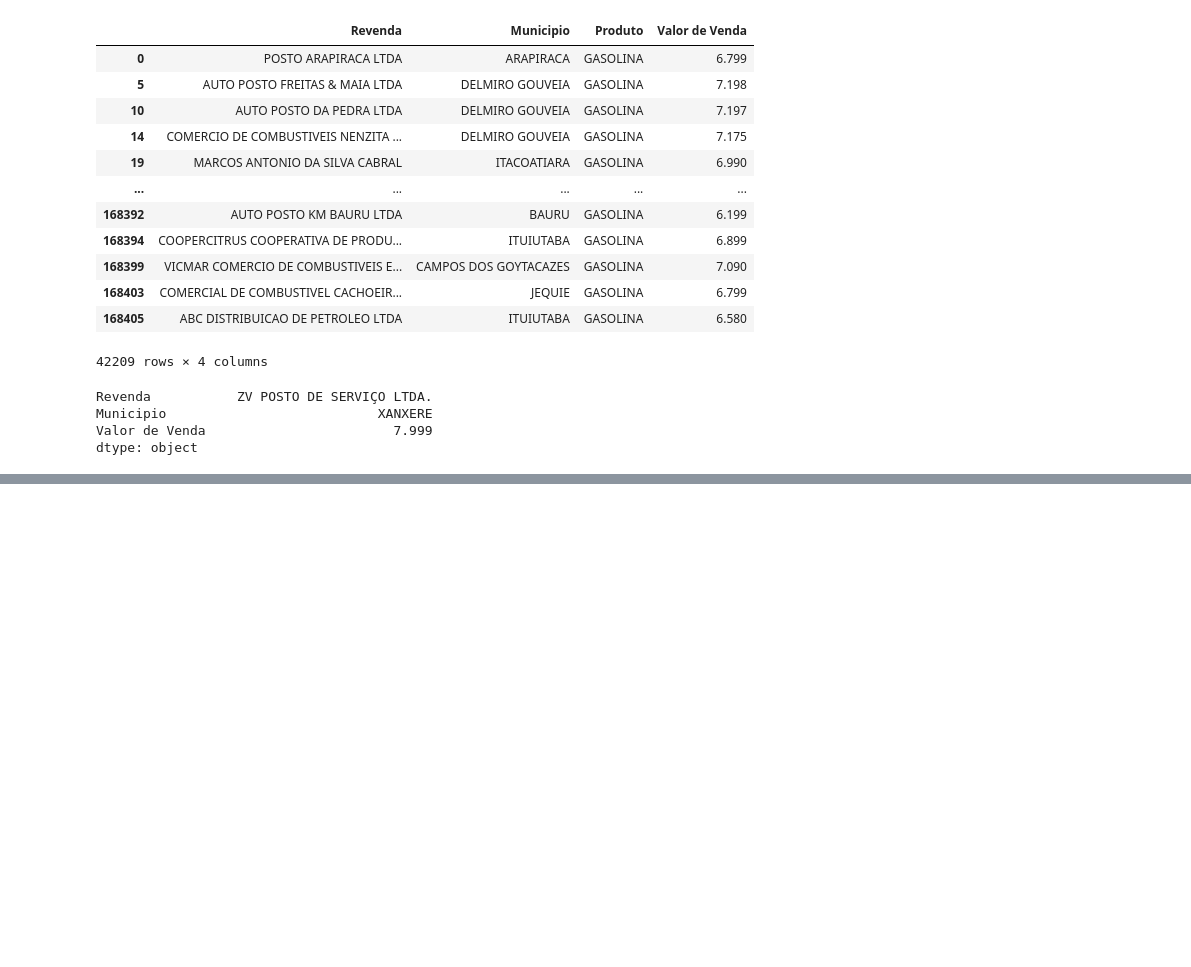
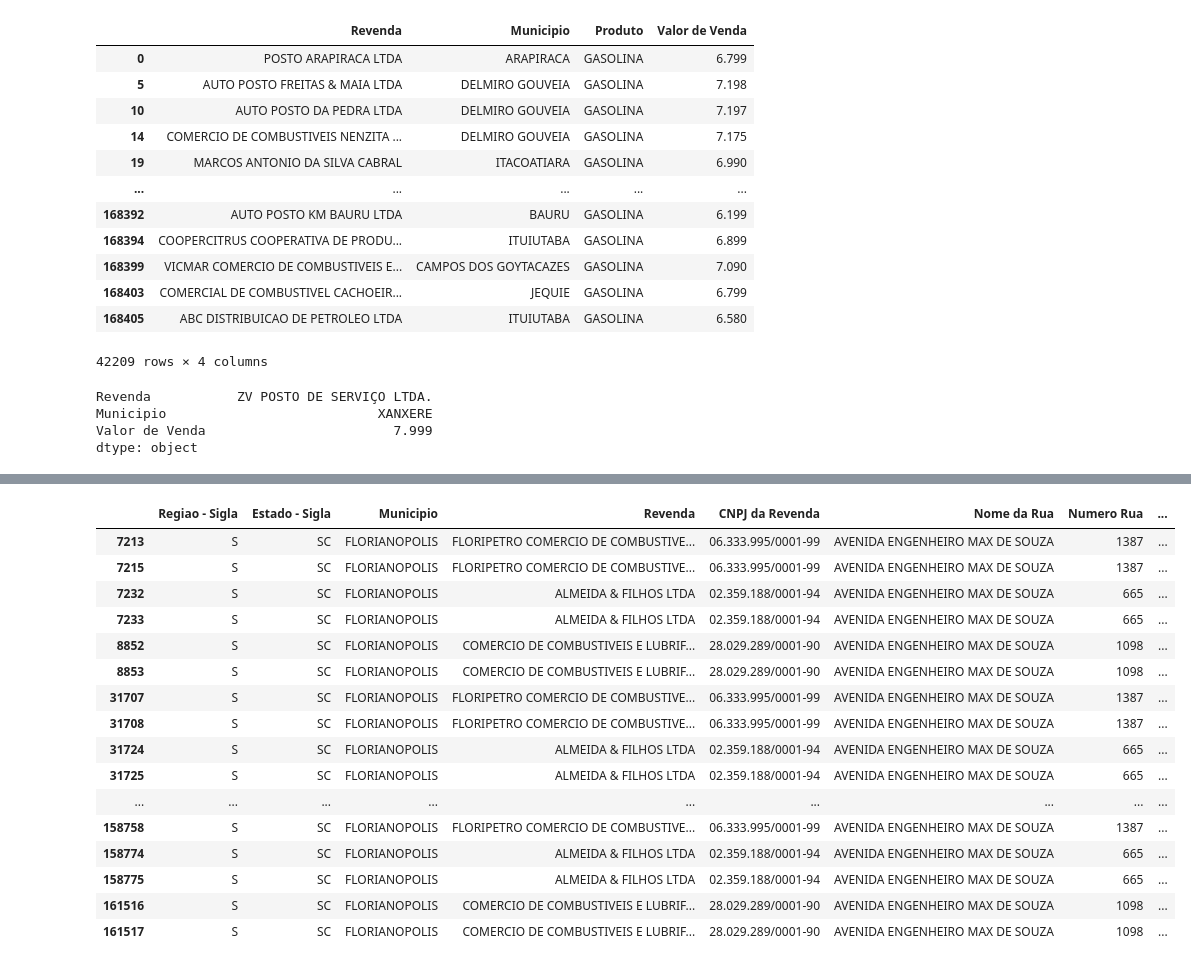
Before and after one commit to RafaelRSR/Pandas-Aula1, a Jupyter notebook: Pandas_Aula1.ipynb, the cells around one changed output, grey strips where cells are left out. Cells and saved outputs as stored; diff of their text form; code cells hidden in the pictures; blank space fills up the shorter version.

```diff
--- a/Pandas_Aula1.ipynb
+++ b/Pandas_Aula1.ipynb
@@ -196,0 +233,22 @@ dtype: object
+# %%
+#Exibir a média de preços dos combustíveis GASOLINA e GASOLINA ADITIVADA de um bairro específico em um MUNICÍPIO
+bairro_gas = combustiveis_df.loc[(combustiveis_df['Bairro'] == 'COQUEIROS') & (combustiveis_df['Municipio'] == 'FLORIANOPOLIS') & ((combustiveis_df['Produto'] == 'GASOLINA') | (combustiveis_df['Produto'] == 'GASOLINA ADITIVADA')) ]
+display(bairro_gas)
+# %% [output]
+|  | Regiao - Sigla | Estado - Sigla | Municipio | Revenda | CNPJ da Revenda | Nome da Rua | Numero Rua | ... |
+| 7213 | S | SC | FLORIANOPOLIS | FLORIPETRO COMERCIO DE COMBUSTIVE... | 06.333.995/0001-99 | AVENIDA ENGENHEIRO MAX DE SOUZA | 1387 | ... |
+| 7215 | S | SC | FLORIANOPOLIS | FLORIPETRO COMERCIO DE COMBUSTIVE... | 06.333.995/0001-99 | AVENIDA ENGENHEIRO MAX DE SOUZA | 1387 | ... |
+| 7232 | S | SC | FLORIANOPOLIS | ALMEIDA & FILHOS LTDA | 02.359.188/0001-94 | AVENIDA ENGENHEIRO MAX DE SOUZA | 665 | ... |
+| 7233 | S | SC | FLORIANOPOLIS | ALMEIDA & FILHOS LTDA | 02.359.188/0001-94 | AVENIDA ENGENHEIRO MAX DE SOUZA | 665 | ... |
+| 8852 | S | SC | FLORIANOPOLIS | COMERCIO DE COMBUSTIVEIS E LUBRIF... | 28.029.289/0001-90 | AVENIDA ENGENHEIRO MAX DE SOUZA | 1098 | ... |
+| 8853 | S | SC | FLORIANOPOLIS | COMERCIO DE COMBUSTIVEIS E LUBRIF... | 28.029.289/0001-90 | AVENIDA ENGENHEIRO MAX DE SOUZA | 1098 | ... |
+| 31707 | S | SC | FLORIANOPOLIS | FLORIPETRO COMERCIO DE COMBUSTIVE... | 06.333.995/0001-99 | AVENIDA ENGENHEIRO MAX DE SOUZA | 1387 | ... |
+| 31708 | S | SC | FLORIANOPOLIS | FLORIPETRO COMERCIO DE COMBUSTIVE... | 06.333.995/0001-99 | AVENIDA ENGENHEIRO MAX DE SOUZA | 1387 | ... |
+| 31724 | S | SC | FLORIANOPOLIS | ALMEIDA & FILHOS LTDA | 02.359.188/0001-94 | AVENIDA ENGENHEIRO MAX DE SOUZA | 665 | ... |
+| 31725 | S | SC | FLORIANOPOLIS | ALMEIDA & FILHOS LTDA | 02.359.188/0001-94 | AVENIDA ENGENHEIRO MAX DE SOUZA | 665 | ... |
+| ... | ... | ... | ... | ... | ... | ... | ... | ... |
+| 158758 | S | SC | FLORIANOPOLIS | FLORIPETRO COMERCIO DE COMBUSTIVE... | 06.333.995/0001-99 | AVENIDA ENGENHEIRO MAX DE SOUZA | 1387 | ... |
+| 158774 | S | SC | FLORIANOPOLIS | ALMEIDA & FILHOS LTDA | 02.359.188/0001-94 | AVENIDA ENGENHEIRO MAX DE SOUZA | 665 | ... |
+| 158775 | S | SC | FLORIANOPOLIS | ALMEIDA & FILHOS LTDA | 02.359.188/0001-94 | AVENIDA ENGENHEIRO MAX DE SOUZA | 665 | ... |
+| 161516 | S | SC | FLORIANOPOLIS | COMERCIO DE COMBUSTIVEIS E LUBRIF... | 28.029.289/0001-90 | AVENIDA ENGENHEIRO MAX DE SOUZA | 1098 | ... |
+| 161517 | S | SC | FLORIANOPOLIS | COMERCIO DE COMBUSTIVEIS E LUBRIF... | 28.029.289/0001-90 | AVENIDA ENGENHEIRO MAX DE SOUZA | 1098 | ... |
```
Also changed, not shown: parts of 2 cells of this notebook.
